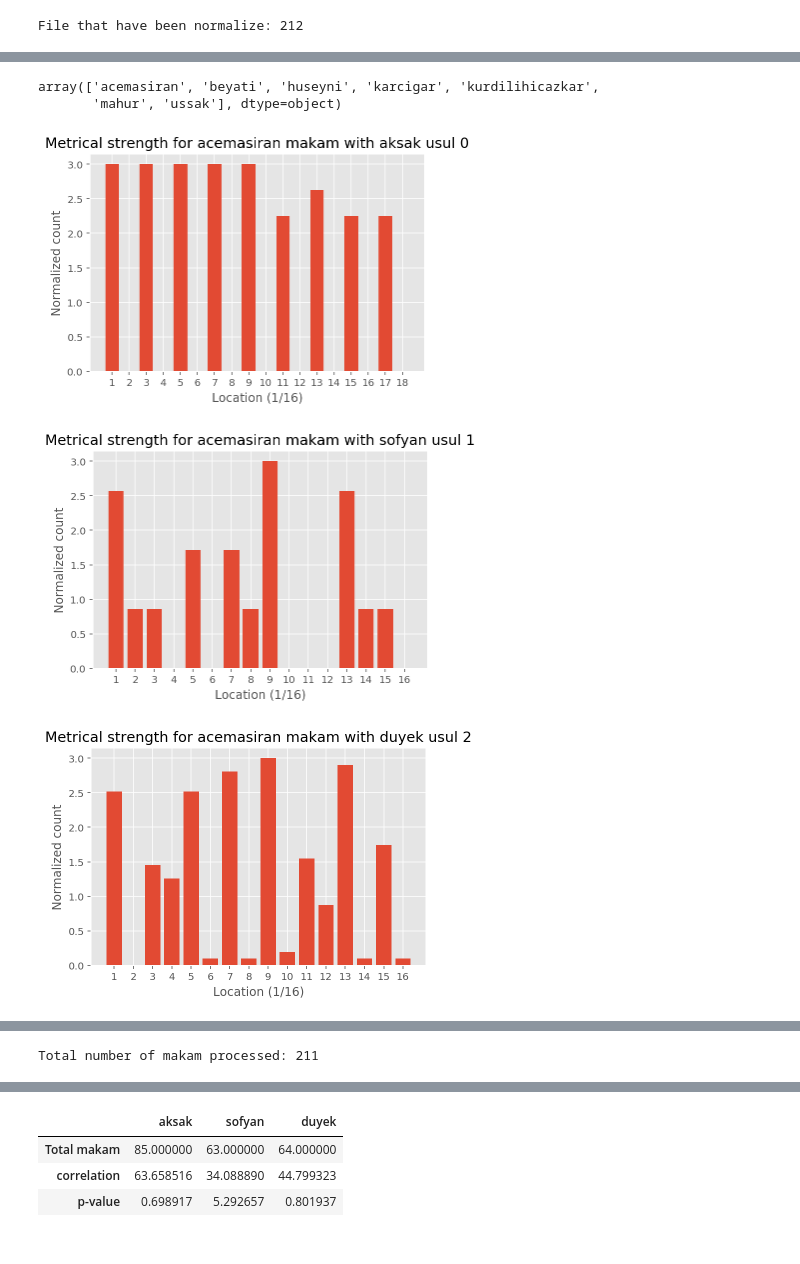
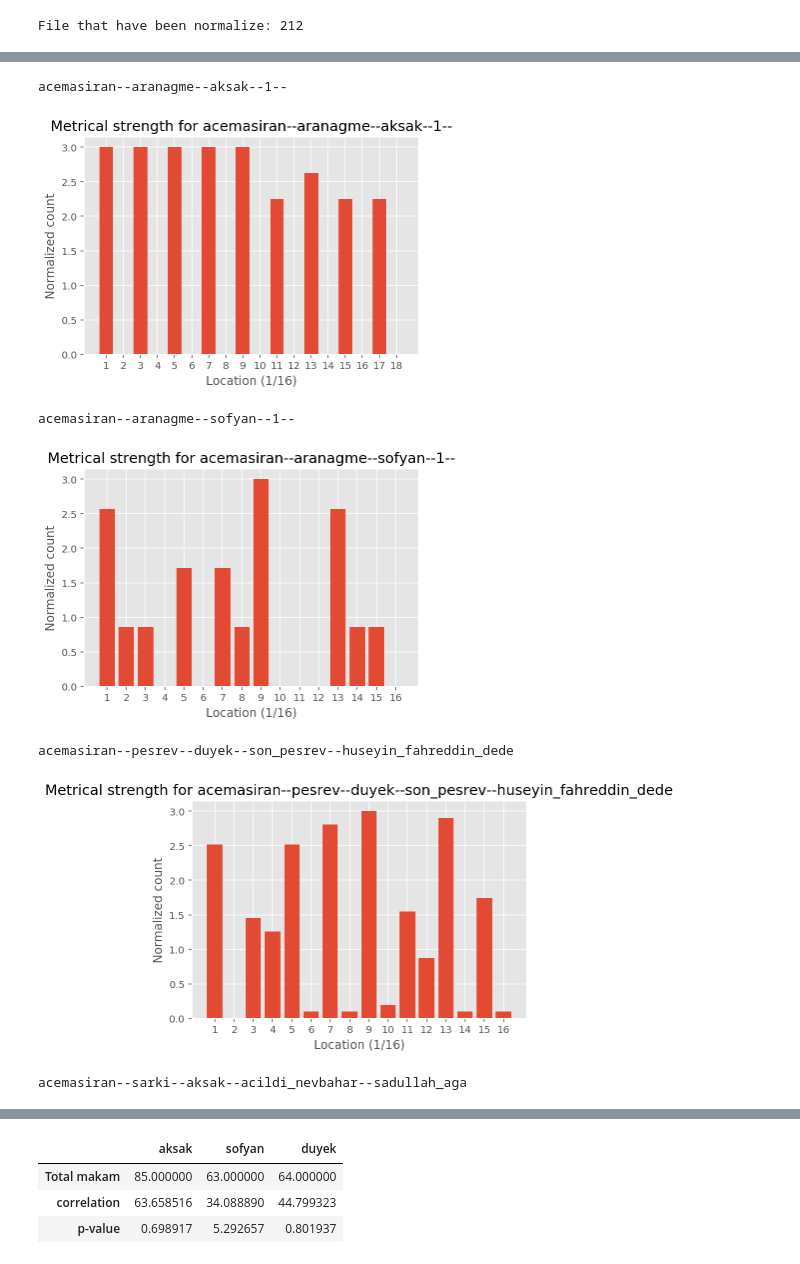
Before and after one commit to RonFrancesca/makam_research, a Jupyter notebook: MeterExploration.ipynb, the cells around one changed output, grey strips where cells are left out. Cells and saved outputs as stored; diff of their text form; code cells hidden in the pictures.

Commit message:
file path changed to be included in plots

```diff
--- a/MeterExploration.ipynb
+++ b/MeterExploration.ipynb
@@ -362,7 +365,8 @@ def remove_accidentals(makam_score):
     # NEW - added in as file paths were different
     makam_score = makam_score.split('/')[-1]
 
-    new_Makam_Score = makam_out_folder_path + makam_score + '-withoutKeySignature.xml'
+    # NEW - fixed double .xml in file_path
+    new_Makam_Score = makam_out_folder_path + makam_score[:-4] + '-withoutKeySignature.xml'
     tree.write(new_Makam_Score)
 
     return new_Makam_Score
@@ -454,7 +458,7 @@ def calc_measure_length(m1, m2, measures):
 # %%
 import music21 as m21
 
-df_makam_bin_vals = pd.DataFrame(columns=['usul', 'makam', 'bin_vals'])
+df_makam_bin_vals = pd.DataFrame(columns=['usul', 'makam', 'bin_vals', 'file_path'])
 
 def analyse_note_dist(k, makam, usul, scoreParts, makam_score):
 
@@ -487,4 +491,4 @@ def analyse_note_dist(k, makam, usul, scoreParts, makam_score):
             print('glissando found:', m)
 
     # add row to df
-    df_makam_bin_vals.loc[len(df_makam_bin_vals)] = [usul, makam, meter_bins]
+    df_makam_bin_vals.loc[len(df_makam_bin_vals)] = [usul, makam, meter_bins, makam_score]
@@ -587,7 +587,7 @@ plot_folder_path = './plots'
 if not os.path.exists(plot_folder_path):
     os.makedirs(plot_folder_path)
 
-def plot_hist(x, makam, usul, i):
+def plot_hist(x, makam, usul, i, file_path):
     # PLOT
     plt.style.use('ggplot')
 
@@ -599,26 +599,18 @@ def plot_hist(x, makam, usul, i):
     plt.bar(y_pos, x)
     plt.xlabel("Location (1/16)")
     plt.ylabel("Normalized count")
-    #todo: let's write the full name of the file. There are more than a makam with the same same with the same usul
-    plt.title('Metrical strength for {} makam with {} usul {}'.format(makam, usul, i))
+    plt.title('Metrical strength for {}'.format(file_path))
 
     # Create names on the x-axis
     plt.xticks(y_pos, bars)
 
     #save plot inside the folder
-    #todo: change to the makam name path + name to know which makam is
-    #so we can save the file with its own name
-    fig.savefig(plot_folder_path + '/' + str(i) + '.png', dpi=200)
+    fig.savefig(plot_folder_path + '/' + file_path + '.png', dpi=200)
 
     #plotting 4 just to give an idea, all the plot are gonna be save into the folder plots inside the current folder
     if i < 4: plt.show()
 
     plt.close()
-# %%
-df_makam_bin_vals['makam'].unique()
-# %% [output]
-array(['acemasiran', 'beyati', 'huseyni', 'karcigar', 'kurdilihicazkar',
-       'mahur', 'ussak'], dtype=object)
 # %%
 # plot first value in dataframe as a test
 import scipy.stats as sc
@@ -636,36 +628,41 @@ correlation_makam = {
     "beyati": {"aksak": [0, 0, 0], "sofyan": [0, 0, 0], "duyek": [0, 0, 0]},
     "huseyni": {"aksak": [0, 0, 0], "sofyan": [0, 0, 0], "duyek": [0, 0, 0]},
     "karcigar": {"aksak": [0, 0, 0], "sofyan": [0, 0, 0], "duyek": [0, 0, 0]},
     "kurdilihicazkar": {"aksak": [0, 0, 0], "sofyan": [0, 0, 0], "duyek": [0, 0, 0]},
     "mahur": {"aksak": [0, 0, 0], "sofyan": [0, 0, 0], "duyek": [0, 0, 0]},
     "ussak": {"aksak": [0, 0, 0], "sofyan": [0, 0, 0], "duyek": [0, 0, 0]}
 }
 
 
 #it think it is useful to save the plots in a folder
 for i in df_makam_bin_vals.index:
     sample = df_makam_bin_vals.loc[i]
     usul = sample['usul']
     makam = sample['makam']
     x = sample['bin_vals']
-    #todo: i need to be substitute with the name of the makam (could you remove the wrong name u told last
-    #u added for wrong?
-    plot_hist(x, makam, usul, i)
+    file_path = sample['file_path'].split('-withoutKeySignature.xml')[0]
+    print(file_path)
+
+    plot_hist(x, makam, usul, i, file_path)
     correlation[usul][0] = int(correlation[usul][0]) + 1
     correlation[usul][1] = correlation[usul][1] + sc.spearmanr(x, weights[usul])[0]
     correlation[usul][2] = correlation[usul][2] + sc.spearmanr(x, weights[usul])[1]
 
     correlation_makam[makam][usul][0] += 1
     correlation_makam[makam][usul][1] += sc.spearmanr(x, weights[usul])[0]
     correlation_makam[makam][usul][2] += sc.spearmanr(x, weights[usul])[1]
 
     #i think spearmanr is better the pearsonr cause the pearsonr correlation is considerin the value as continues
     #and i am wrong thinking that our values are not continuos?
     #cor_coef = sc.pearsonr(x, duyek_weights)
     #sc.spearmanr(x, weights[usul])[0]
 
 print("Total number of makam processed: {}".format(i))
 # %% [output]
+acemasiran--aranagme--aksak--1--
-[figure, old version]
+[figure, new version]
+acemasiran--aranagme--sofyan--1--
-[figure, old version]
+[figure, new version]
+acemasiran--pesrev--duyek--son_pesrev--huseyin_fahreddin_dede
-[figure, old version]
+[figure, new version]
+acemasiran--sarki--aksak--acildi_nevbahar--sadullah_aga
@@ -673 +669,0 @@ print("Total number of makam processed: {}".format(i))
-Total number of makam processed: 211
```
Also changed, not shown: parts of 13 cells of this notebook.
